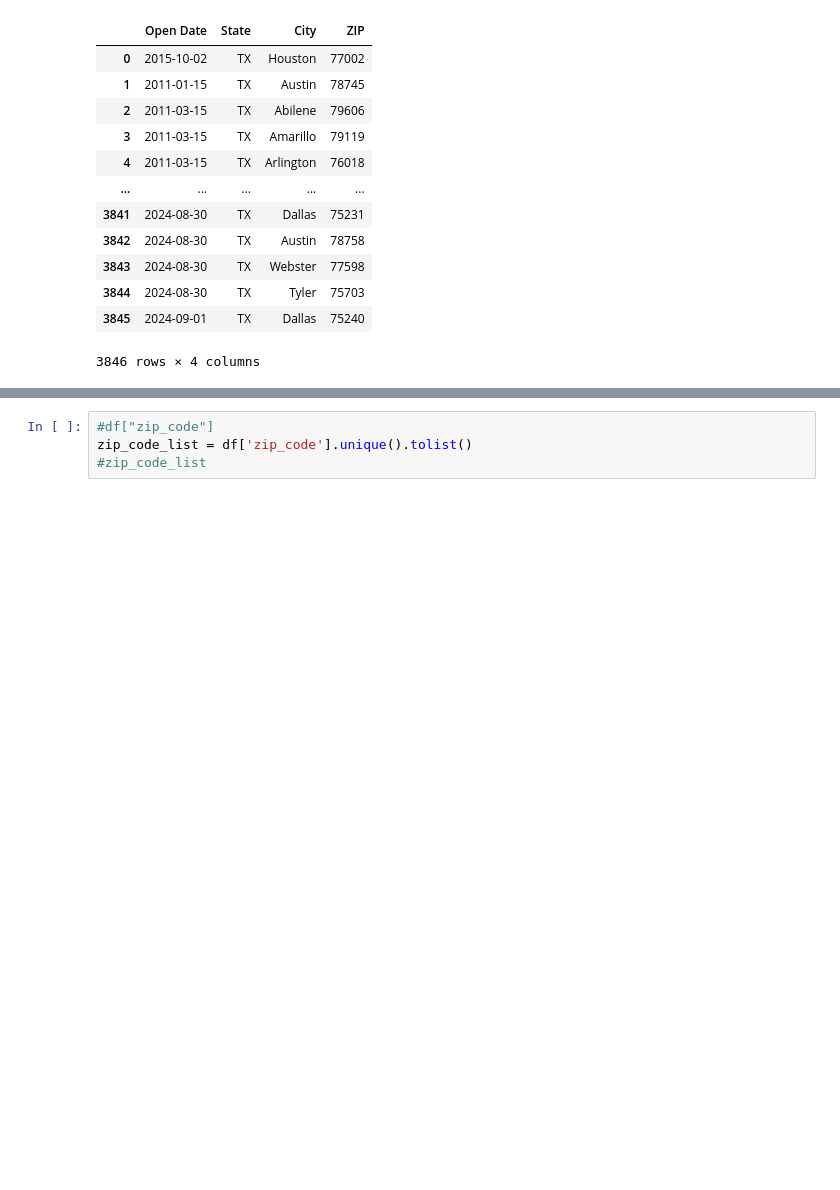
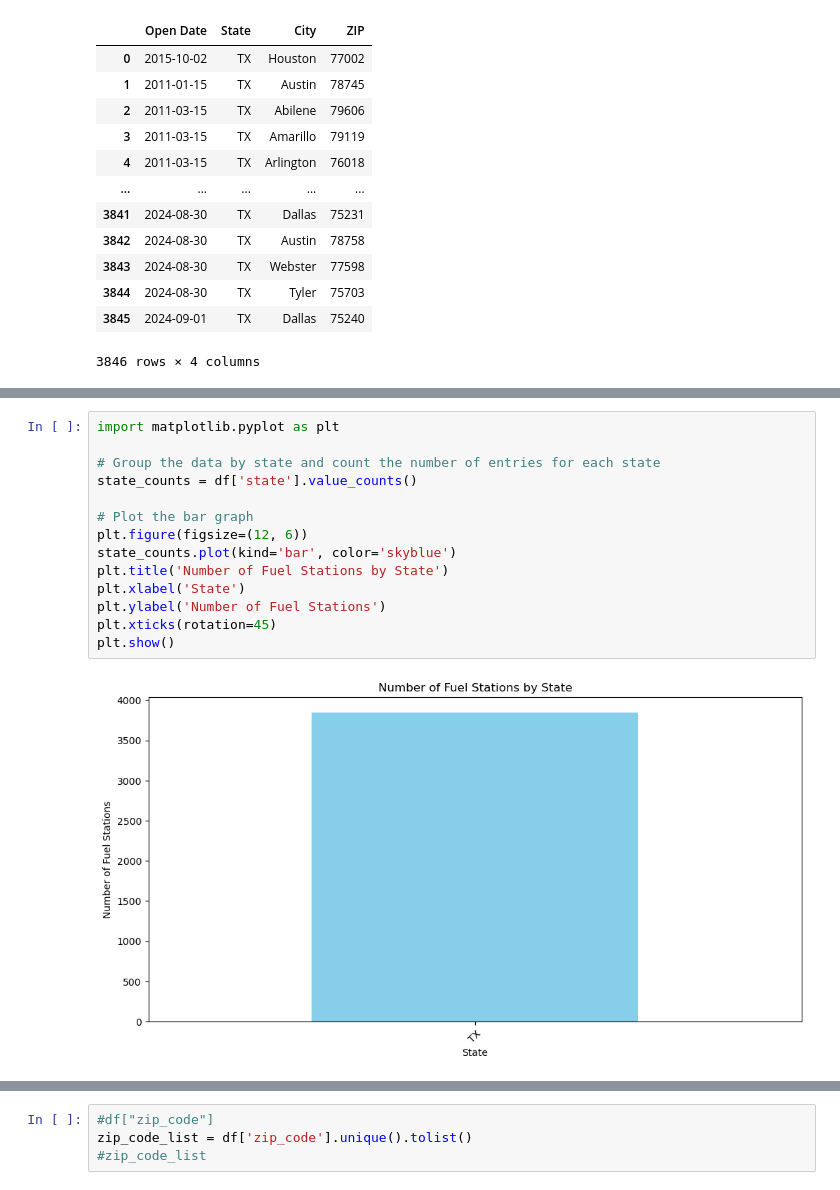
Before and after one commit to rune-encoder/Project-1, a Jupyter notebook: notebooks/individual_work/alex_exploration/alex_exploration.ipynb, the cells around one changed output, grey strips where cells are left out. Saved outputs shown, nothing was run; the diff lists cells and outputs as text; blank space fills up the shorter version.

```diff
--- a/notebooks/individual_work/alex_exploration/alex_exploration.ipynb
+++ b/notebooks/individual_work/alex_exploration/alex_exploration.ipynb
@@ -1013,0 +1073,16 @@ df
+# %%
+import matplotlib.pyplot as plt
+
+# Group the data by state and count the number of entries for each state
+state_counts = df['state'].value_counts()
+
+# Plot the bar graph
+plt.figure(figsize=(12, 6))
+state_counts.plot(kind='bar', color='skyblue')
+plt.title('Number of Fuel Stations by State')
+plt.xlabel('State')
+plt.ylabel('Number of Fuel Stations')
+plt.xticks(rotation=45)
+plt.show()
+# %% [output]
+[figure, added]
```
Also changed, not shown: parts of 15 cells of this notebook, 2 other files.
